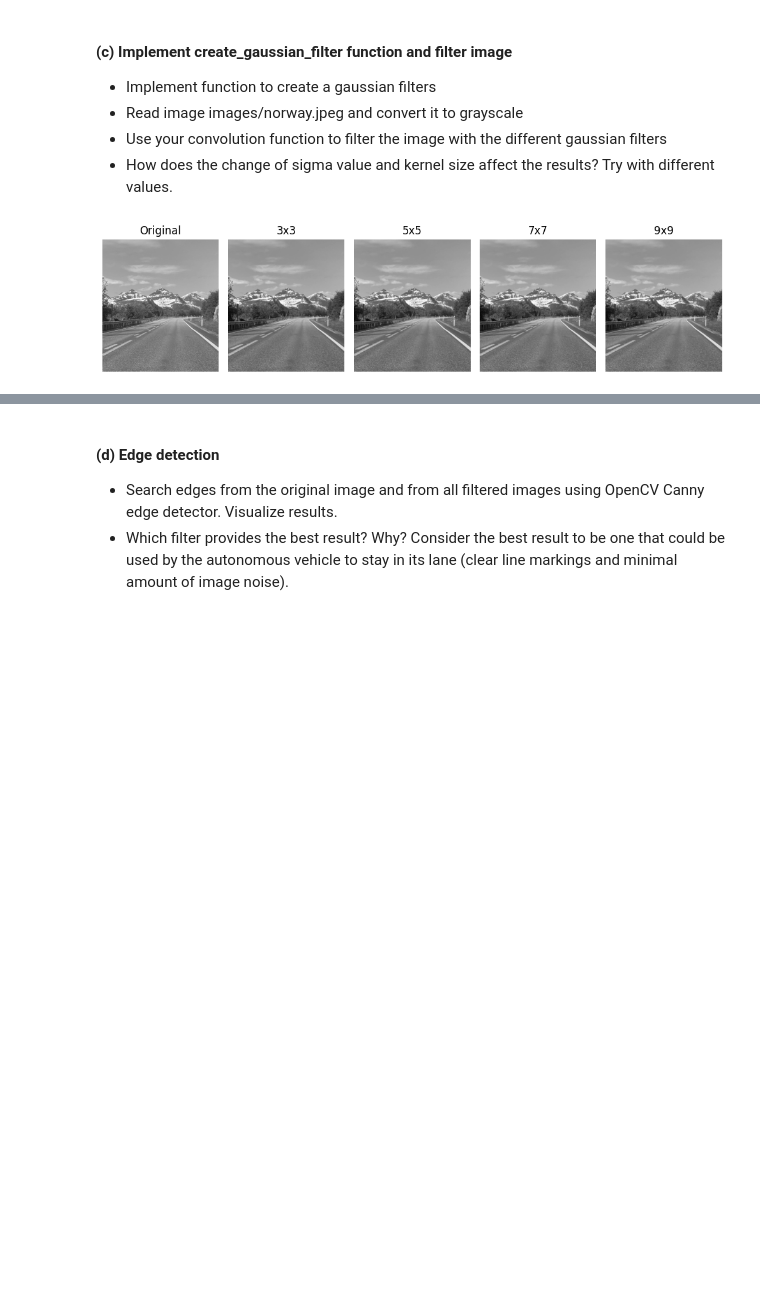
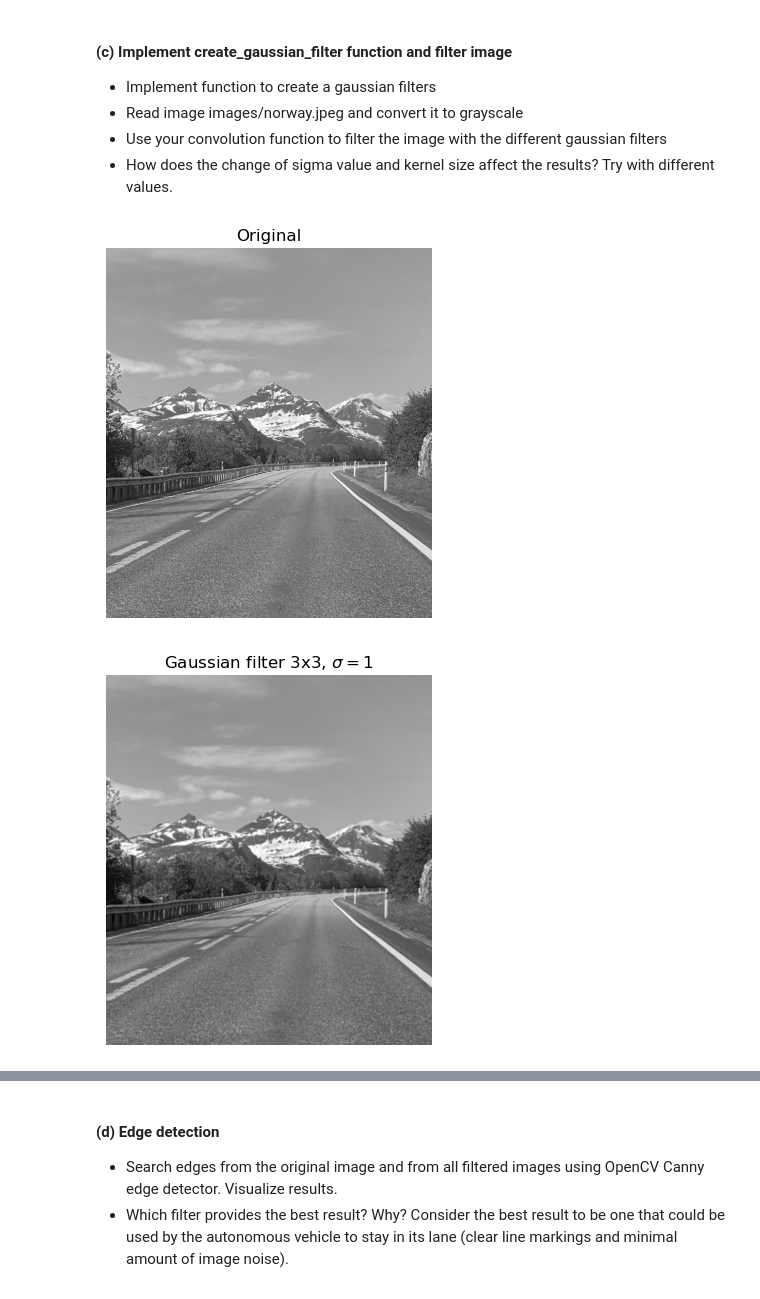
Before and after one commit to macpalor/computer-vision, a Jupyter notebook: ex2/CV-2025-exercises-02.ipynb, the cells around one changed output, grey strips where cells are left out. Saved outputs shown, nothing was run; the diff lists cells and outputs as text; code cells hidden in the pictures; blank space fills up the shorter version.

```diff
--- a/ex2/CV-2025-exercises-02.ipynb
+++ b/ex2/CV-2025-exercises-02.ipynb
@@ -71,18 +71,22 @@ def create_box_filter(size):
     box_filter = np.ones((size, size))
     box_filter = box_filter/np.sum(box_filter)
     return box_filter
+# %%
+def show_image(img, title):
+    """For less verbose plotting."""
+
+    plt.imshow(img, cmap="gray")
+    plt.title(title)
+    plt.axis("off")
+    plt.show()
 # %%
 img = cv2.imread("images/norway.jpg", cv2.IMREAD_GRAYSCALE)
 
 filters = [create_box_filter(i) for i in [3, 5, 7, 9]]
 filtered = [convolution(img, box_filter) for box_filter in filters]
 imgs = [img] + filtered
-titles = "Original 3x3 5x5 7x7 9x9".split()
+titles = ["Original"] + [f"Box filter {size}" for size in "3x3 5x5 7x7 9x9".split()]
 
-fig, ax = plt.subplots(1, 5, figsize=(10,10))
-for i, img, title in zip(range(5), imgs, titles):
-    ax[i].imshow(img, cmap="gray")
-    ax[i].set_title(title)
-    ax[i].axis("off")
-plt.tight_layout()
+for img, title in zip(imgs, titles):
+    show_image(img, title)
 # %% [output]
@@ -120,16 +128,14 @@ def create_gaussian_filter(size, sigma):
 # %%
 img = cv2.imread("images/norway.jpg", cv2.IMREAD_GRAYSCALE)
 
-filters = [create_gaussian_filter(3, i) for i in [3, 5, 7, 9]]
+filters = [create_gaussian_filter(i, 1) for i in [3, 5, 7, 9]]
 filtered = [convolution(img, gaussian_filter) for gaussian_filter in filters]
 imgs = [img] + filtered
-titles = "Original 3x3 5x5 7x7 9x9".split()
+titles = ["Original"] + \
+    [f"Gaussian filter {size}, " + r"$\sigma = 1$" for size in "3x3 5x5 7x7 9x9".split()]
 
-fig, ax = plt.subplots(1, 5, figsize=(10,10))
-for i, img, title in zip(range(5), imgs, titles):
-    ax[i].imshow(img, cmap="gray")
-    ax[i].set_title(title)
-    ax[i].axis("off")
-plt.tight_layout()
+for img, title in zip(imgs, titles):
+    show_image(img, title)
 # %% [output]
-[figure, old version]
+[figure, new version]
+[figure, added]
```
Also changed, not shown: parts of 5 cells of this notebook.
